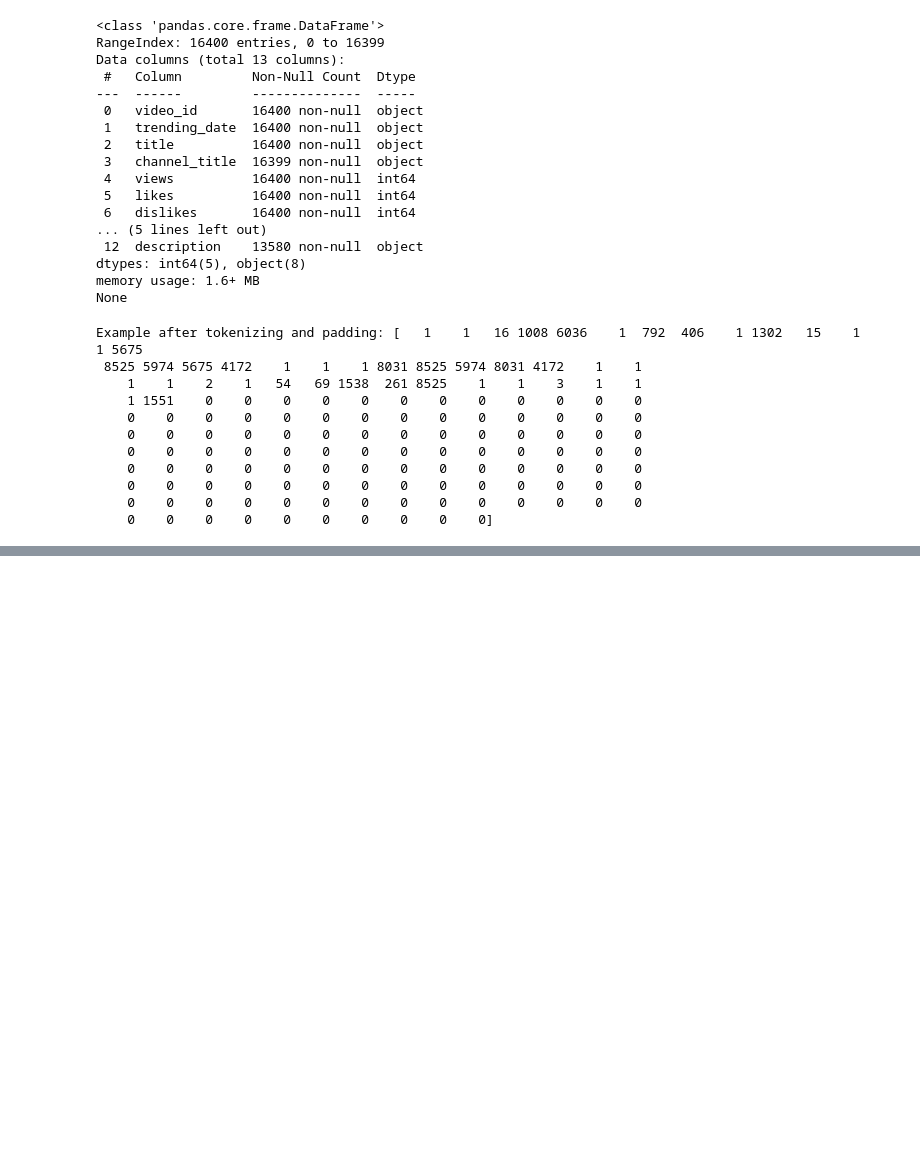
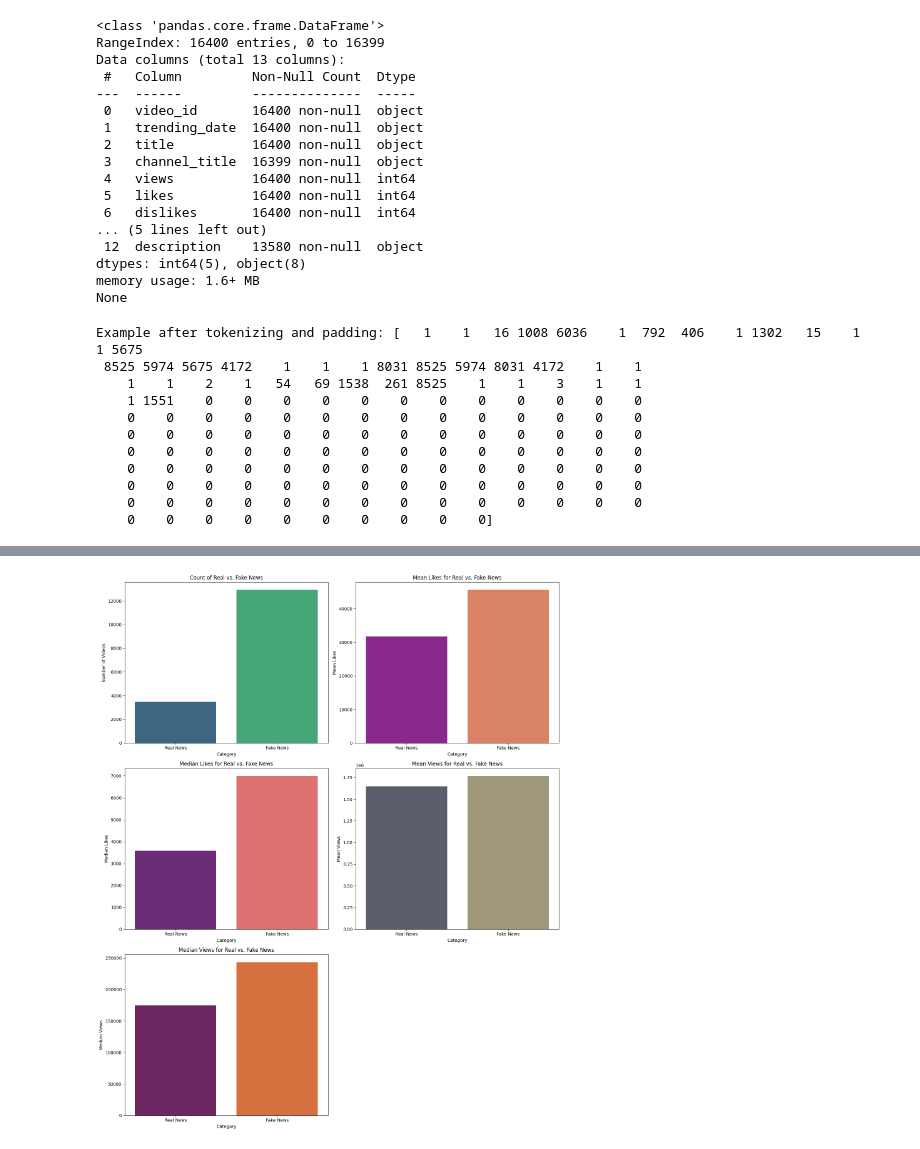
Before and after one commit to sheicksen/CISC483-EngageTactics, a Jupyter notebook: RNN_on_YouTube.ipynb, the cells around one changed output, grey strips where cells are left out. Drawn from its saved outputs; the diff is of its cells as text; code cells hidden in the pictures; blank space fills up the shorter version.

Commit message:
model classified youtube data displayed engagement statistics numerically and graphically

```diff
--- a/RNN_on_YouTube.ipynb
+++ b/RNN_on_YouTube.ipynb
@@ -94,3 +95,11 @@ Example after tokenizing and padding: [   1    1   16 1008 6036    1  792  406
     0    0    0    0    0    0    0    0    0    0    0    0    0    0
     0    0    0    0    0    0    0    0    0    0    0    0    0    0
     0    0    0    0    0    0    0    0    0    0]
+# %%
+import tensorflow as tf
+
+# Load the pretrained embedding model
+pretrained_model = tf.keras.models.load_model('/content/pretrained_embedding_model.keras')
+
+print("Pretrained embedding model loaded successfully.")
+pretrained_model.summary()
@@ -96,0 +124,11 @@ Example after tokenizing and padding: [   1    1   16 1008 6036    1  792  406
+# %%
+# have model predict on youtube data, and then structure the results
+predictions = pretrained_model.predict(padded_X_tokenized)
+binary_predictions = np.round(predictions).flatten()
+
+# add column to dataframe with results
+yt_df['is_real_news'] = binary_predictions
+
+# split up real and fake news
+real_news_df = yt_df[yt_df['is_real_news'] == 1]
+fake_news_df = yt_df[yt_df['is_real_news'] == 0]
@@ -96,0 +186,50 @@ Example after tokenizing and padding: [   1    1   16 1008 6036    1  792  406
+# %%
+import matplotlib.pyplot as plt
+import seaborn as sns
+
+# Prepare data for plotting
+summary_data = {
+    'Category': ['Real News', 'Fake News'],
+    'Count': [len(real_news_df), len(fake_news_df)],
+    'Mean Likes': [real_news_df['likes'].mean(), fake_news_df['likes'].mean()],
+    'Median Likes': [real_news_df['likes'].median(), fake_news_df['likes'].median()],
+    'Mean Views': [real_news_df['views'].mean(), fake_news_df['views'].mean()],
+    'Median Views': [real_news_df['views'].median(), fake_news_df['views'].median()]
+}
+summary_df = pd.DataFrame(summary_data)
+
+fig, axes = plt.subplots(3, 2, figsize=(15, 18))
+axes = axes.flatten()
+
+# Plot Count
+sns.barplot(x='Category', y='Count', data=summary_df, ax=axes[0], palette='viridis', legend=False, hue='Category')
+axes[0].set_title('Count of Real vs. Fake News')
+axes[0].set_ylabel('Number of Videos')
+
+# Plot Mean Likes
+sns.barplot(x='Category', y='Mean Likes', data=summary_df, ax=axes[1], palette='plasma', legend=False, hue='Category')
+axes[1].set_title('Mean Likes for Real vs. Fake News')
+axes[1].set_ylabel('Mean Likes')
+
+# Plot Median Likes
+sns.barplot(x='Category', y='Median Likes', data=summary_df, ax=axes[2], palette='magma', legend=False, hue='Category')
+axes[2].set_title('Median Likes for Real vs. Fake News')
+axes[2].set_ylabel('Median Likes')
+
+# Plot Mean Views
+sns.barplot(x='Category', y='Mean Views', data=summary_df, ax=axes[3], palette='cividis', legend=False, hue='Category')
+axes[3].set_title('Mean Views for Real vs. Fake News')
+axes[3].set_ylabel('Mean Views')
+
+# Plot Median Views
+sns.barplot(x='Category', y='Median Views', data=summary_df, ax=axes[4], palette='inferno', legend=False, hue='Category')
+axes[4].set_title('Median Views for Real vs. Fake News')
+axes[4].set_ylabel('Median Views')
+
+# Hide the last subplot if it's empty (in this case, axes[5])
+fig.delaxes(axes[5])
+
+plt.tight_layout()
+plt.show()
+# %% [output]
+[figure, added]
```
Also changed, not shown: parts of 4 cells of this notebook.
